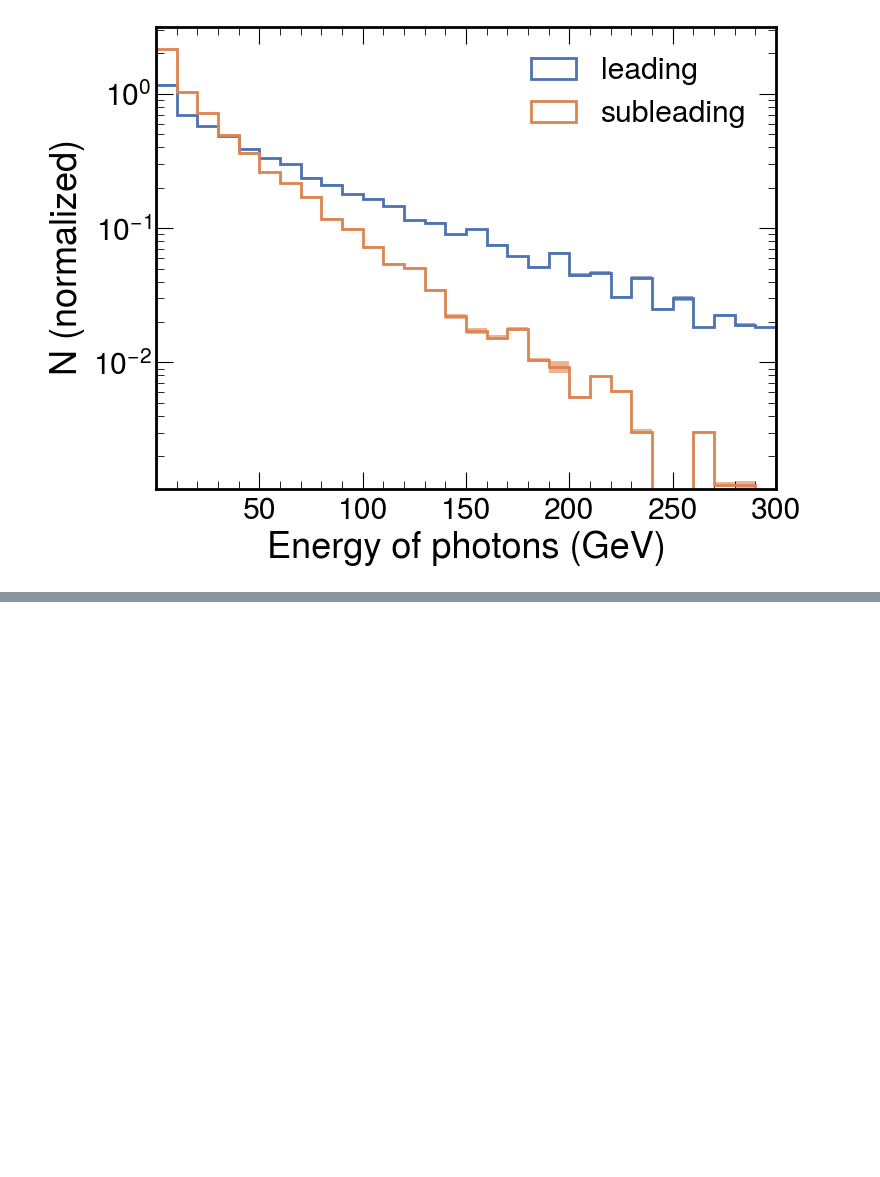
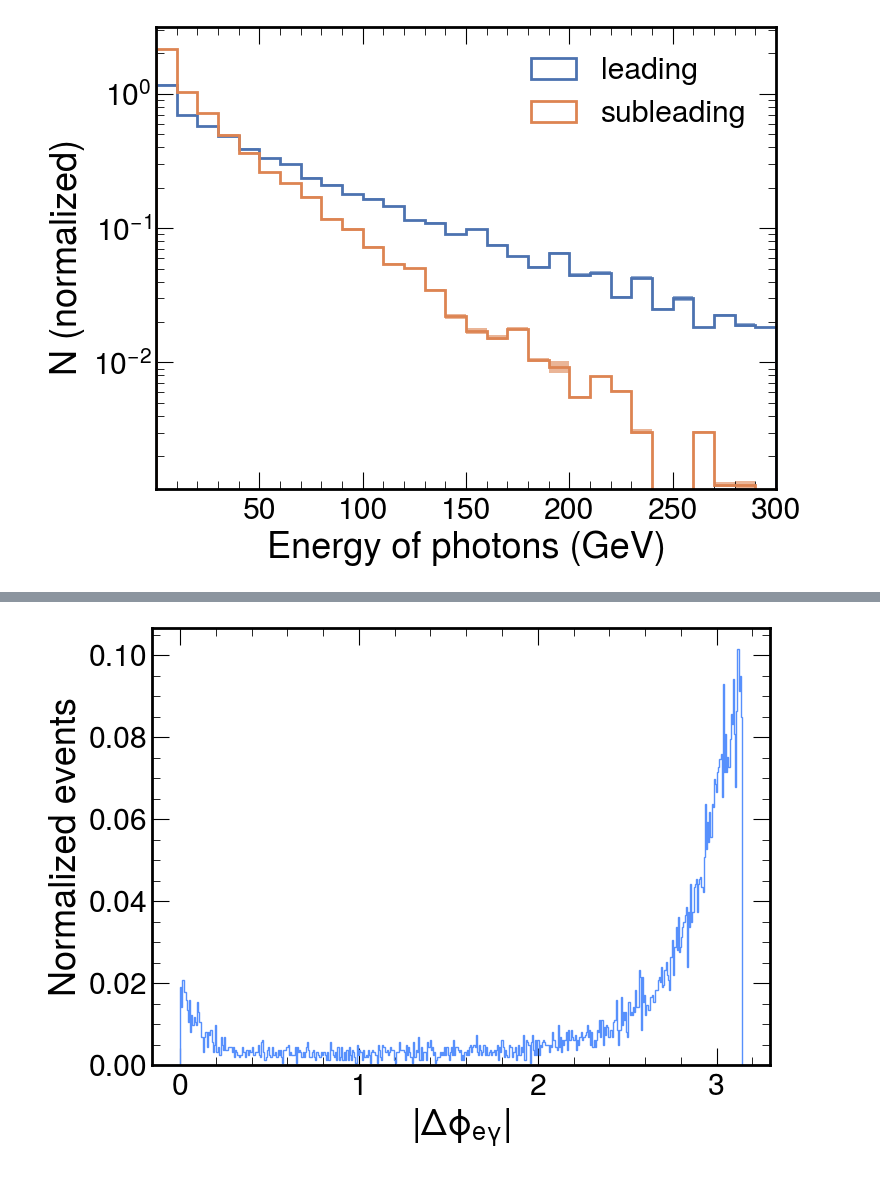
Before and after one commit to camilapramos/nuDIS_HEPMC_Analysis, a Jupyter notebook: notebooks/plots.ipynb, the cells around one changed output, grey strips where cells are left out. Cells and saved outputs as stored; diff of their text form; code cells hidden in the pictures; blank space fills up the shorter version.

```diff
--- a/notebooks/plots.ipynb
+++ b/notebooks/plots.ipynb
@@ -40,0 +51,3 @@ def get_events(input_file_path):
+# %%
+def mod(pN):
+    return(np.sqrt(pN.px**2 + pN.py**2 + pN.pz**2))
@@ -615,0 +650,12 @@ plt.show()
+# %%
+fig, ax = plt.subplots(figsize=(8,6))
+events_info_df_2 = events_info_df.dropna()
+plt.hist(np.abs(events_info_df_2["dPhi"]), histtype='step', weights=events_info_df_2["wgt_central"]/n_evts, bins=500)
+
+plt.xlabel(r"$|\Delta \phi_{e \gamma}|$", loc="center")
+plt.ylabel(r"Normalized events", loc="center")
+
+plt.tight_layout()
+plt.show()
+# %% [output]
+[figure, added]
```
Also changed, not shown: parts of 15 cells of this notebook, 2 other files.
